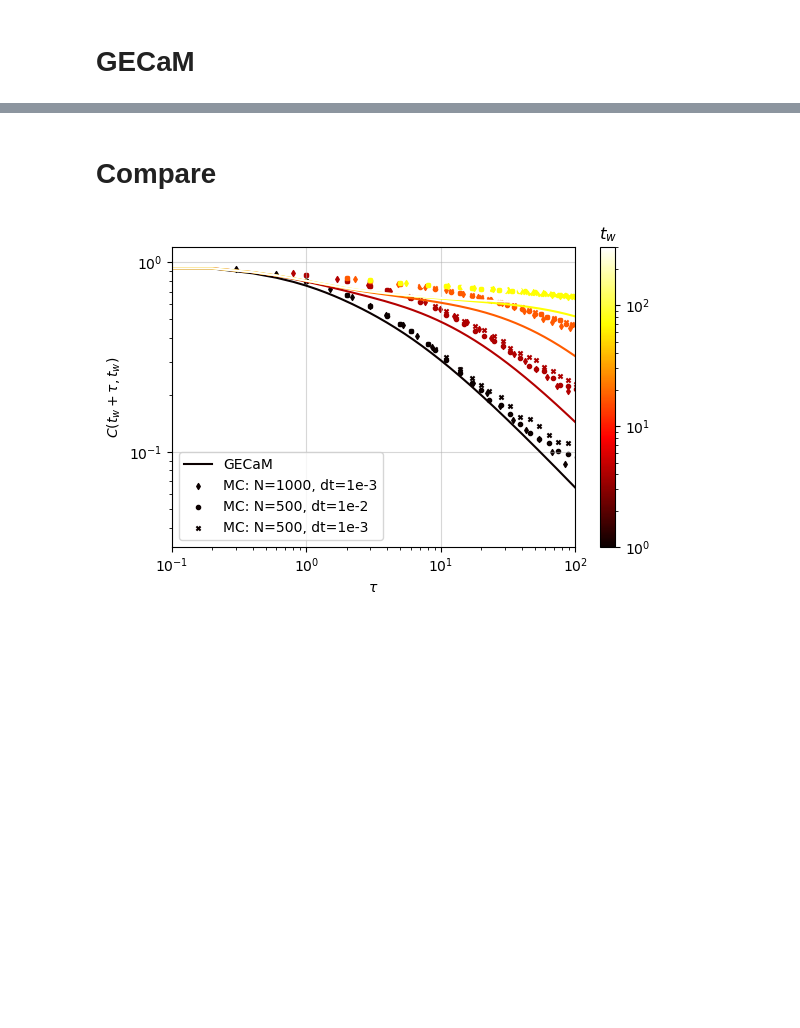
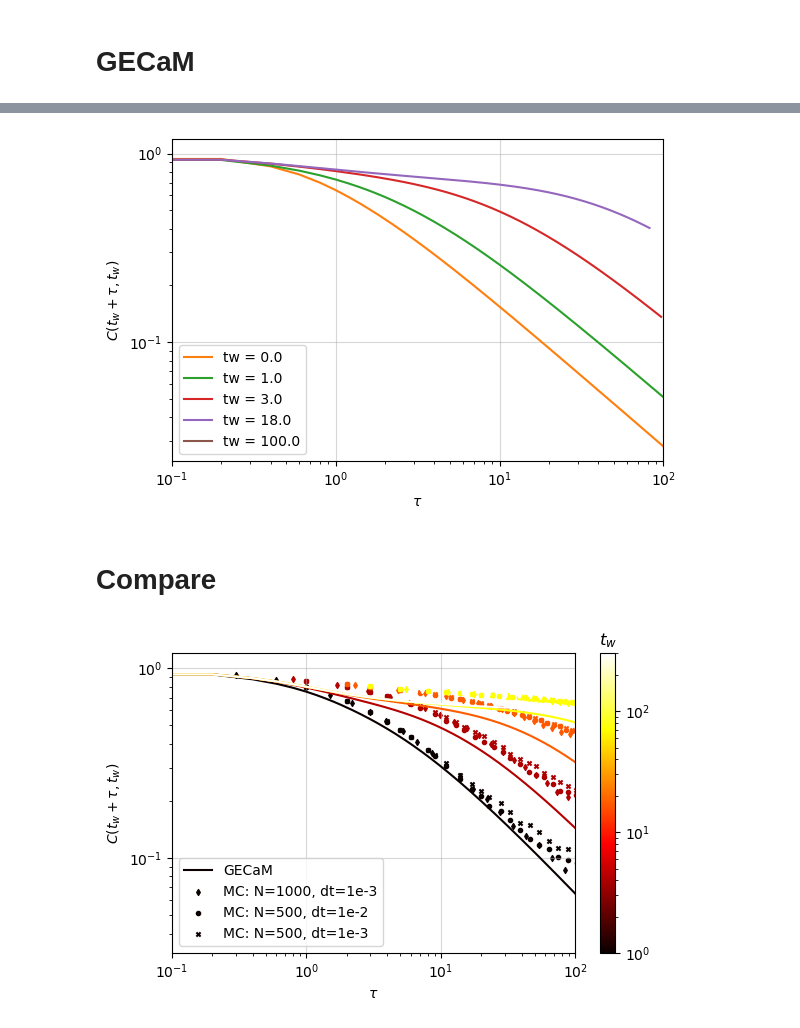
Before and after one commit to Mattiatarabolo/GaussianExpansionCavityMethod.jl, a Jupyter notebook: examples/2Spin/test.ipynb, the cells around one changed output, grey strips where cells are left out. Cells and saved outputs as stored; diff of their text form; code cells hidden in the pictures; blank space fills up the shorter version.

```diff
--- a/examples/2Spin/test.ipynb
+++ b/examples/2Spin/test.ipynb
@@ -59,15 +59,15 @@ display(fig)
 # %%
-N, K = 500, 10
+N = 500
+K = N - 1
 
 rng = Xoshiro(1234)
 J, D = 1.0, 0.3
 
-x0_min, x0_max = -3.0, 3.0
-dt_1 = 1e-2
-dt_2 = 1e-3
-tmax = 2e2
+x0_min, x0_max = -1.0, 1.0
+dt = 0.5
+tmax = 1e1
 tsave = collect(range(0.0, tmax; step=1.0))
 
-nsim = 100;
+nsim = 500;
 # %%
 # Define ensemble model
@@ -150,10 +133,10 @@ plt.display(fig)
 # %% [markdown]
 # GECaM
 # %%
-K = 10
+K = 100
 J, D = 1.0, 0.3
-dt = 1e-2
-tmax = 2e2
+dt = 0.2
+tmax = 1e2
 T_G = ceil(Int, tmax / dt) + 1
 tvec_G = collect(0.0:dt:tmax+dt)
 
@@ -171,23 +156,26 @@ plt.display(fig)
 # %%
-tws = collect(10 .^ range(log10(2.0), stop=log10(100.0), length=5))
+tws = collect(10 .^ range(log10(1e-1), stop=log10(100.0), length=5))
 tw_idxs_G = [argmin(abs.(tvec_G .- tw)) for tw in tws]
+tws_idxs_G = unique(tw_idxs_G)
 tws_real_G = tvec_G[tw_idxs_G]
 
 # Plot the results
 fig, ax = plt.subplots(1, 1, figsize=(6, 4), tight_layout=true)
 
 for (i, (tw, tw_idx)) in enumerate(Iterators.zip(tws_real_G, tw_idxs_G))
     ax.plot(tvec_G[tw_idx:end-1] .- tw, C_G[tw_idx:end, tw_idx] ./ C_G[tw_idx, tw_idx], color="C$i", label="tw = $(round(tw, digits=0))")
 end
 ax.set_yscale("log")
 ax.set_xscale("log")
 ax.set_xlim(1e-1, 1e2)
 ax.set_xlabel(L"\tau")
 ax.set_ylabel(L"C(t_w + \tau, t_w)")
 ax.grid(alpha=.5)
 ax.legend()
 
 plt.display(fig)
+# %% [output]
+[figure, added]
 # %% [markdown]
 # Compare
 # %%
```
Also changed, not shown: parts of 5 cells of this notebook, 21 other files.
